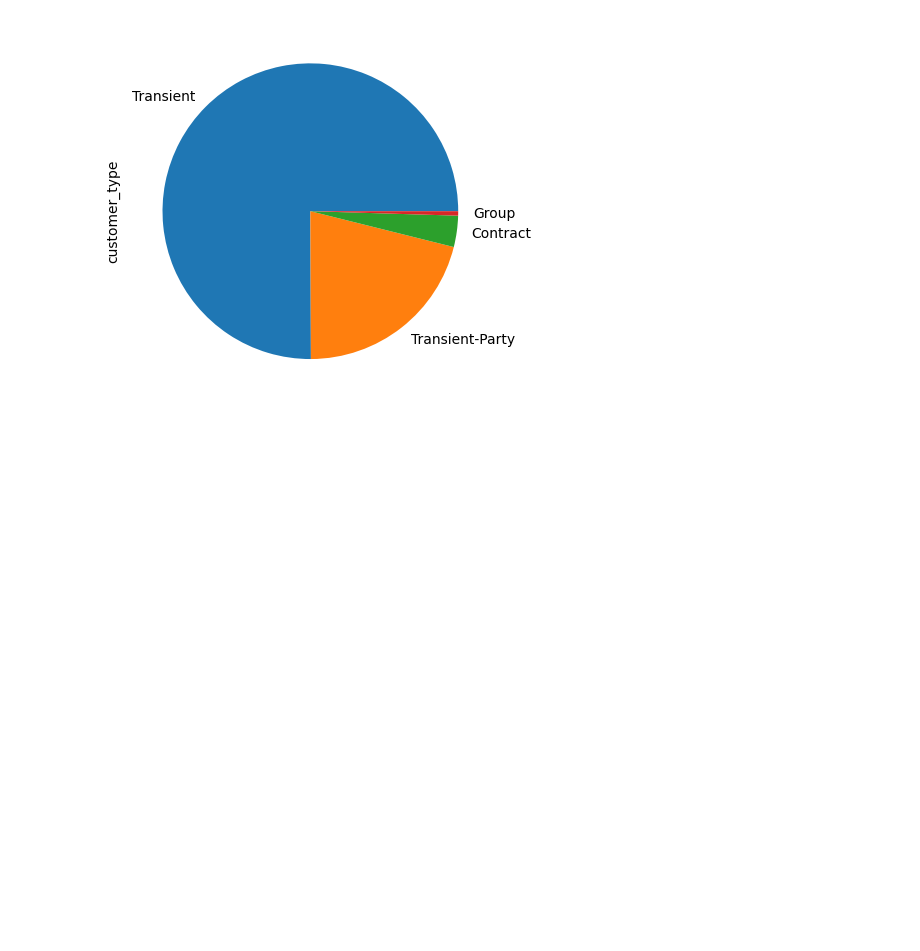
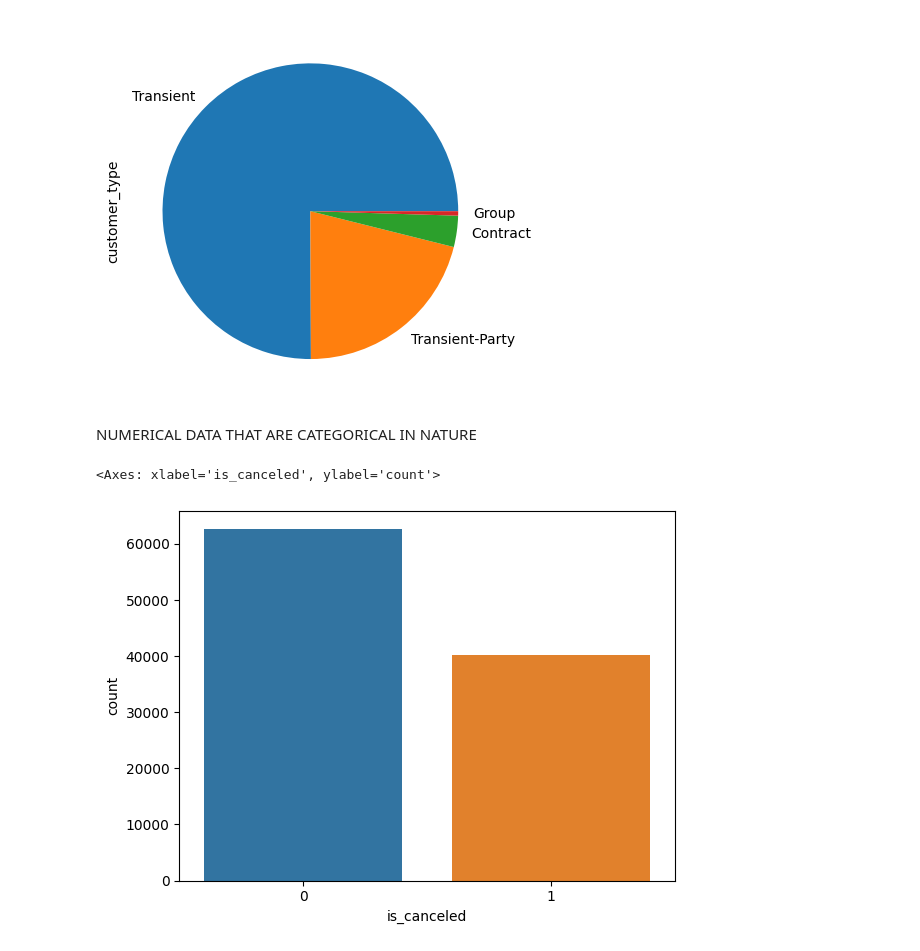
Before and after one commit to sobiyeo/iExcel, a Jupyter notebook: HamoyeClass3.ipynb, the cells around one changed output. Saved outputs shown, nothing was run; the diff lists cells and outputs as text; code cells hidden in the pictures; blank space fills up the shorter version.

```diff
--- a/HamoyeClass3.ipynb
+++ b/HamoyeClass3.ipynb
@@ -215,3 +215,10 @@ cat_df["customer_type"].value_counts().plot(kind = "pie")
 # %% [output]
 <Axes: ylabel='customer_type'>
 [figure]
+# %% [markdown]
+NUMERICAL DATA THAT ARE CATEGORICAL IN NATURE
+# %%
+sns.countplot(numerical_df, x = "is_canceled")
+# %% [output]
+<Axes: xlabel='is_canceled', ylabel='count'>
+[figure, added]
```
Also changed, not shown: parts of 13 cells of this notebook.
